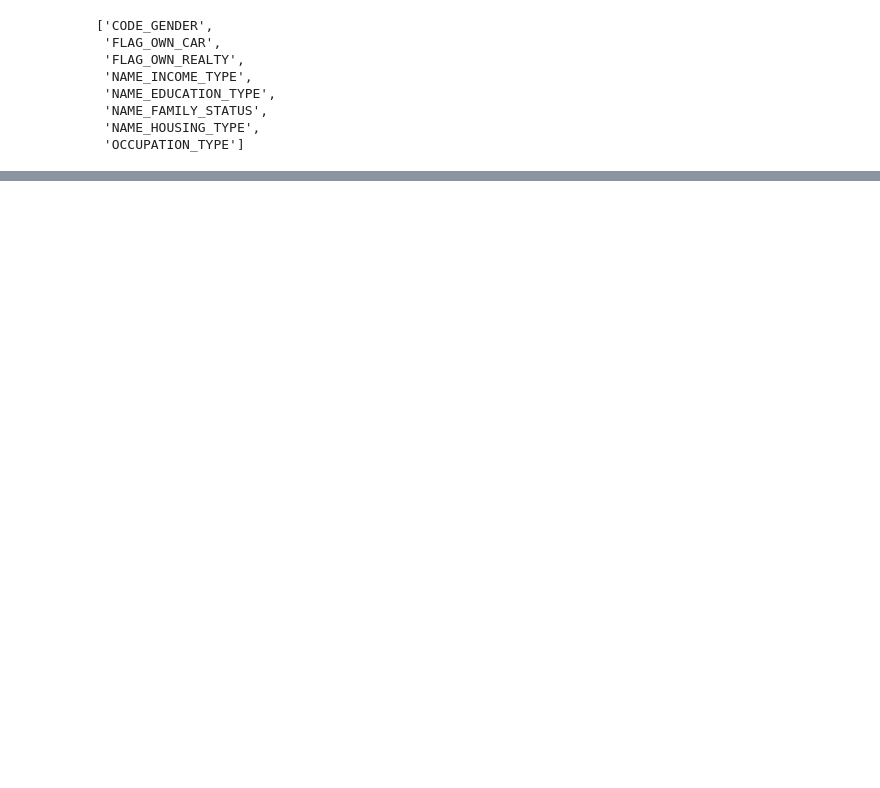
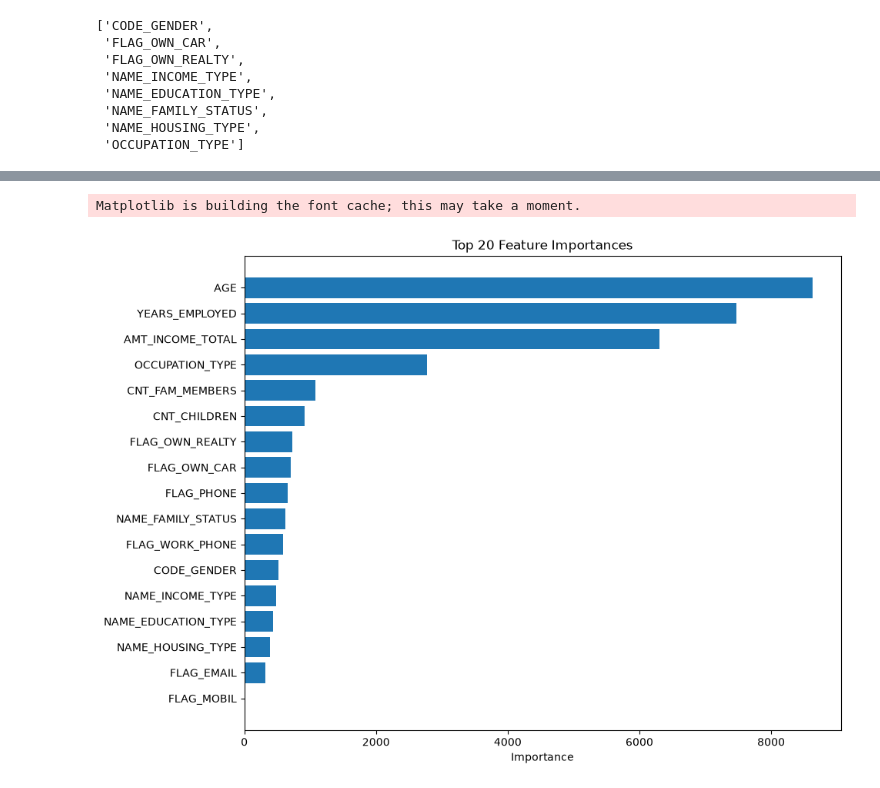
Before and after one commit to alexxandra-u/fastapi_project, a Jupyter notebook: train_model.ipynb, the cells around one changed output, grey strips where cells are left out. Saved outputs shown, nothing was run; the diff lists cells and outputs as text; code cells hidden in the pictures; blank space fills up the shorter version.

```diff
--- a/train_model.ipynb
+++ b/train_model.ipynb
@@ -119,3 +119,9 @@ NAME_FAMILY_STATUS      5
 NAME_HOUSING_TYPE       6
 OCCUPATION_TYPE        18
 dtype: int64
+# %%
+df['AGE'] = -1 * df['DAYS_BIRTH'] / 365
+df.drop(columns=['DAYS_BIRTH'], inplace=True)
+# %%
+df['YEARS_EMPLOYED'] = -1 * df['DAYS_EMPLOYED'] / 365
+df.drop(columns=['DAYS_EMPLOYED'], inplace=True)
@@ -143,13 +164,15 @@ categorical_indices = [X.columns.get_loc(col) for col in categorical_features]
 cv = StratifiedKFold(n_splits=5, shuffle=True, random_state=42)
 
 param_grid = [
-    {'num_leaves': 31, 'learning_rate': 0.05, 'n_estimators': 400, 'subsample': 0.8, 'colsample_bytree': 0.8},
-    {'num_leaves': 63, 'learning_rate': 0.05, 'n_estimators': 400, 'subsample': 0.9, 'colsample_bytree': 0.9},
+    {'learning_rate': 0.05, 'subsample': 0.8, 'colsample_bytree': 0.8},
+    {'learning_rate': 0.05, 'subsample': 0.9, 'colsample_bytree': 0.9},
+    {'learning_rate': 0.03, 'subsample': 0.9, 'colsample_bytree': 0.9},
 ]
 
 best_score = -1
 best_params = None
 best_fold_scores = None
+best_model = None
 
 for params in param_grid:
     fold_scores = []
@@ -162,11 +185,13 @@ for params in param_grid:
         model = lgb.LGBMClassifier(
             objective='binary',
             boosting_type='gbdt',
+            n_estimators=5000,
+            max_depth = 4,
             metric='auc',
             random_state=42,
             n_jobs=-1,
             verbose=-1,
-            categorical_feature=categorical_indices,
+            # categorical_feature=categorical_indices,
             **params
         )
 
@@ -175,7 +200,7 @@ for params in param_grid:
             y_train,
             eval_set=[(X_valid, y_valid)],
             eval_metric='auc',
-            callbacks=[lgb.early_stopping(50), lgb.log_evaluation(0)]
+            callbacks=[lgb.early_stopping(50), lgb.log_evaluation(0.001)]
         )
 
         proba = model.predict_proba(X_valid)[:, 1]
@@ -185,6 +210,7 @@ for params in param_grid:
     print(f"params={params} | mean_cv_auc={mean_score}")
 
     if mean_score > best_score:
+        best_model = model
         best_score = mean_score
         best_params = params
         best_fold_scores = fold_scores
@@ -260 +257,12 @@ LGBMClassifier(categorical_feature=[0, 1, 2, 5, 6, 7, 8, 15],
                random_state=42, subsample=0.9, verbose=-1)
+# %%
+# Получить важности признаков
+importances = best_model.feature_importances_
+
+# Создать DataFrame для удобного просмотра
+feature_importance_df = pd.DataFrame({
+    'feature': best_model.feature_name_,
+    'importance': importances
+}).sort_values('importance', ascending=False)
+
+print(feature_importance_df)
@@ -261 +288,17 @@ LGBMClassifier(categorical_feature=[0, 1, 2, 5, 6, 7, 8, 15],
+# %%
+import matplotlib.pyplot as plt
+
+# Топ-20 признаков
+top_n = 20
+top_features = feature_importance_df.head(top_n)
+
+plt.figure(figsize=(10, 8))
+plt.barh(top_features['feature'], top_features['importance'])
+plt.xlabel('Importance')
+plt.title(f'Top {top_n} Feature Importances')
+plt.gca().invert_yaxis()  # чтобы самый важный был сверху
+plt.show()
+# %% [output]
+Matplotlib is building the font cache; this may take a moment.
+[figure, added]
 # %%
```
Also changed, not shown: parts of 6 cells of this notebook, 2 other files.
